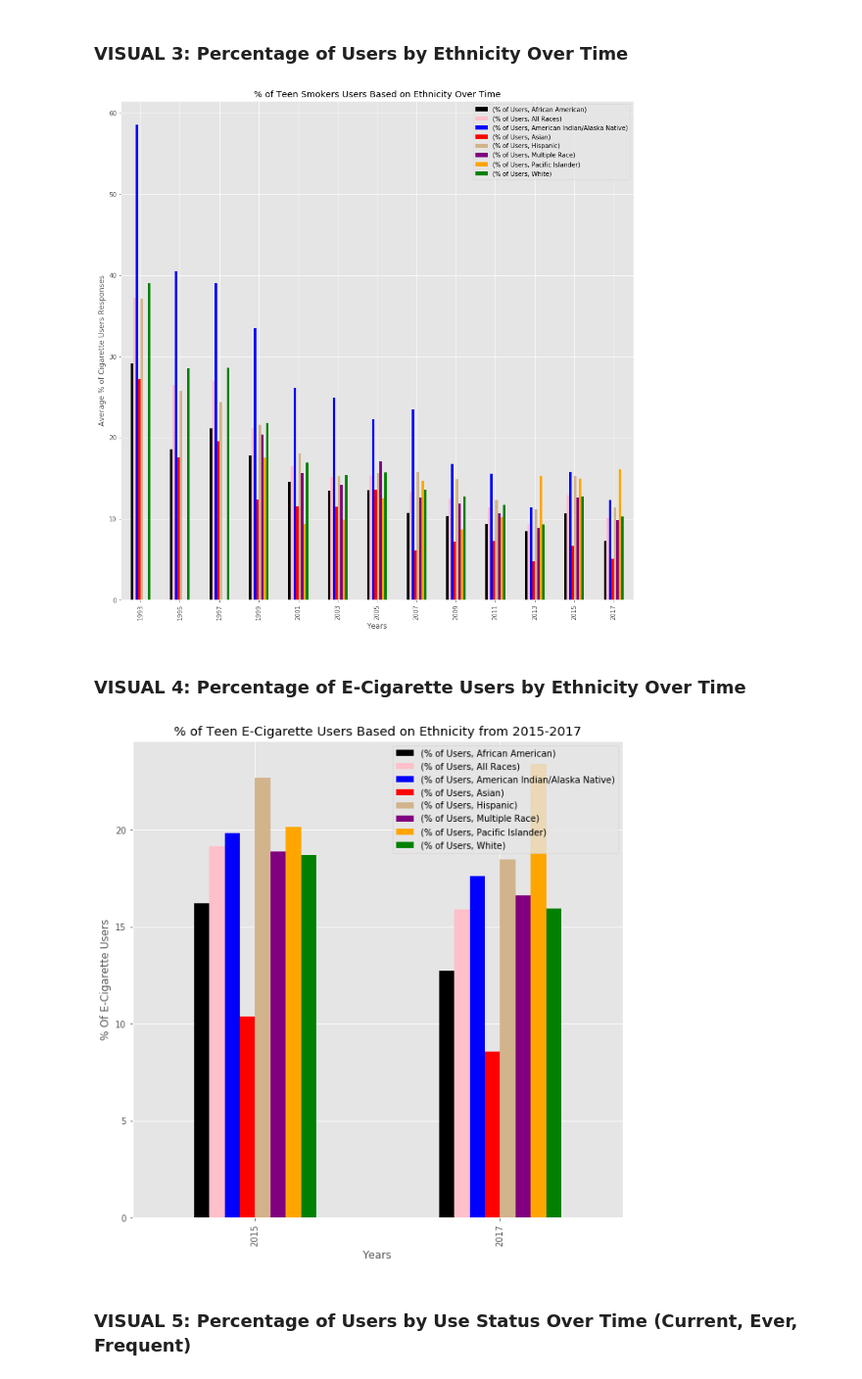
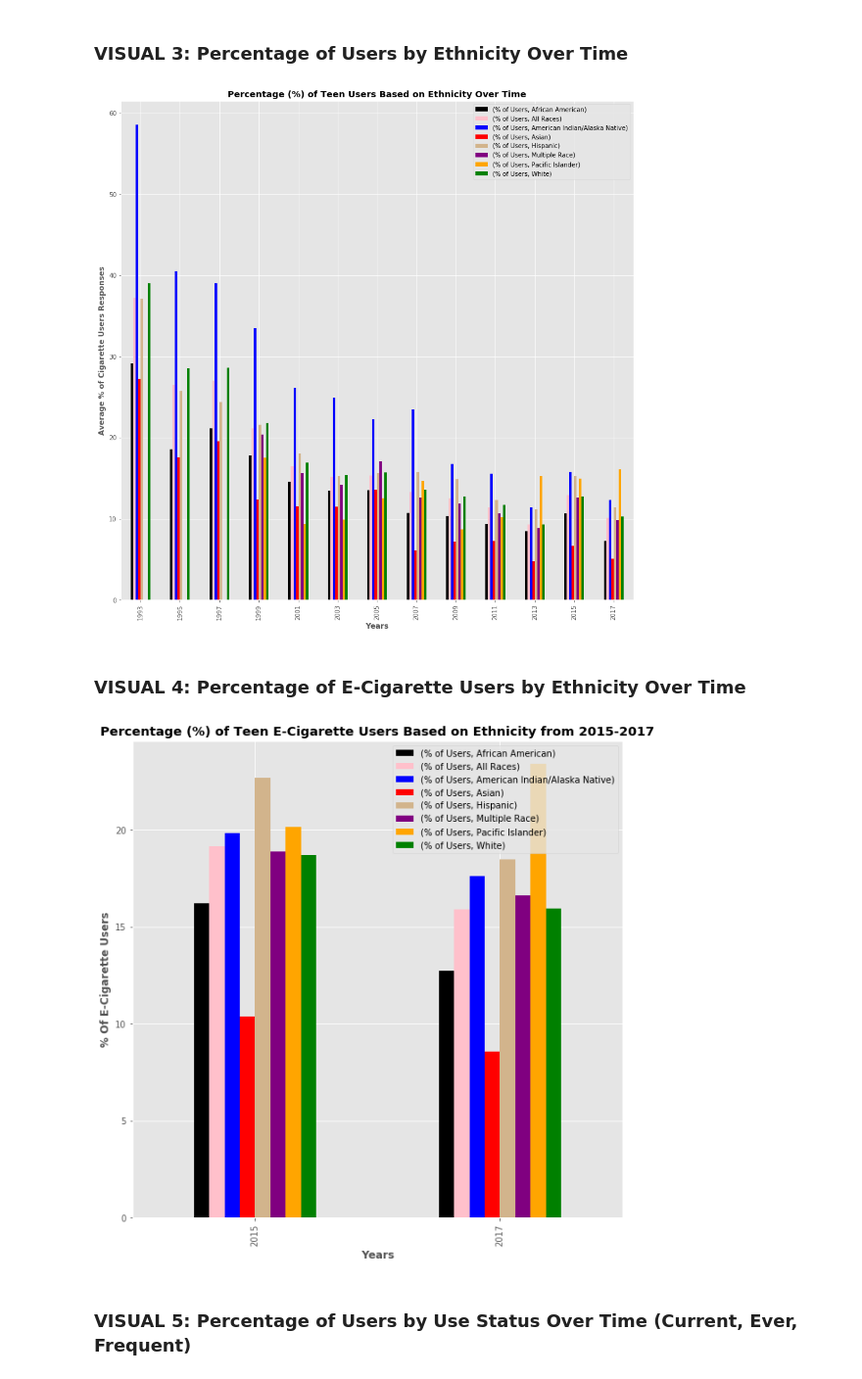
Before and after one commit to cmpietro/PROJECT1-TEENVapingCrisis, a Jupyter notebook: NEAR FINAL PROJECT1.ipynb, the cells around one changed output. Shown at 98% size. Saved outputs shown, nothing was run; the diff lists cells and outputs as text; code cells hidden in the pictures.

Commit message:
Changes 6-24-19 11pm
Merging new box plot

```diff
--- a/NEAR FINAL PROJECT1.ipynb
+++ b/NEAR FINAL PROJECT1.ipynb
@@ -270,12 +274,12 @@ Grouped_USA_Ethinicity = USA.groupby(['Year','Race']).mean()
 fig, ax = plt.subplots(figsize=(15,15))
 colors = ["black","pink","blue","red","tan","purple","orange","green"]
 Grouped_USA_Ethinicity.unstack().plot.bar(ax=ax, color=colors)
-plt.title("% of Teen Smokers Users Based on Ethnicity Over Time")
-plt.xlabel("Years")
-plt.ylabel("Average % of Cigarette Users Responses")
+plt.title("Percentage (%) of Teen Users Based on Ethnicity Over Time", weight = 'bold')
+plt.xlabel("Years", weight = 'bold')
+plt.ylabel("Average % of Cigarette Users Responses", weight = 'bold')
 leg = ax.legend()
 # %% [output]
-[figure, old version]
+[figure, new version]
 # %% [markdown]
 ### VISUAL 4: Percentage of E-Cigarette Users by Ethnicity Over Time
 # %%
@@ -284,14 +288,14 @@ USA_eCig_Etinicity = USA_eCig.groupby(['Year','Race']).mean()
 # %%
 # Line graph of E-cig use only by ethnicity
 fig, ax = plt.subplots(figsize=(10,10))
 colors = ["black","pink","blue","red","tan","purple","orange","green"]
 USA_eCig_Etinicity.unstack().plot.bar(ax=ax, color= colors)
-plt.title("% of Teen E-Cigarette Users Based on Ethnicity from 2015-2017")
-plt.xlabel("Years")
-plt.ylabel("% Of E-Cigarette Users")
+plt.title("Percentage (%) of Teen E-Cigarette Users Based on Ethnicity from 2015-2017", weight = 'bold')
+plt.xlabel("Years", weight = 'bold')
+plt.ylabel("% Of E-Cigarette Users", weight = 'bold')
 leg = ax.legend()
 # %% [output]
-[figure, old version]
+[figure, new version]
 # %% [markdown]
 ### VISUAL 5: Percentage of Users by Use Status Over Time (Current, Ever, Frequent)
 # %%
```
Also changed, not shown: parts of 20 cells of this notebook.
